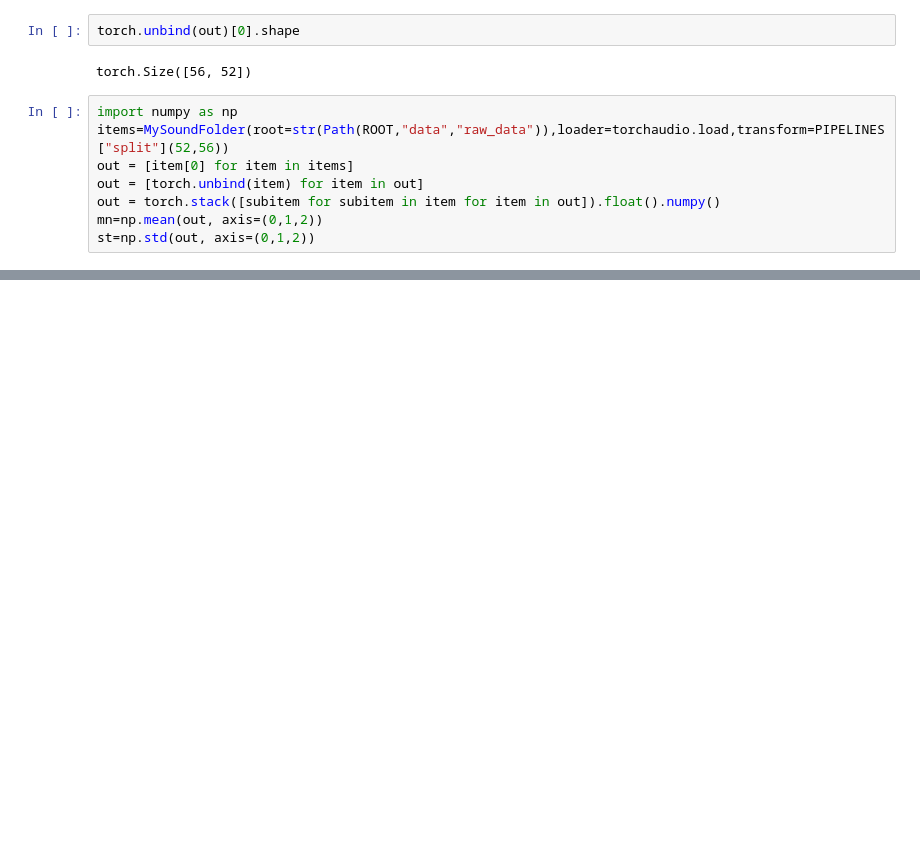
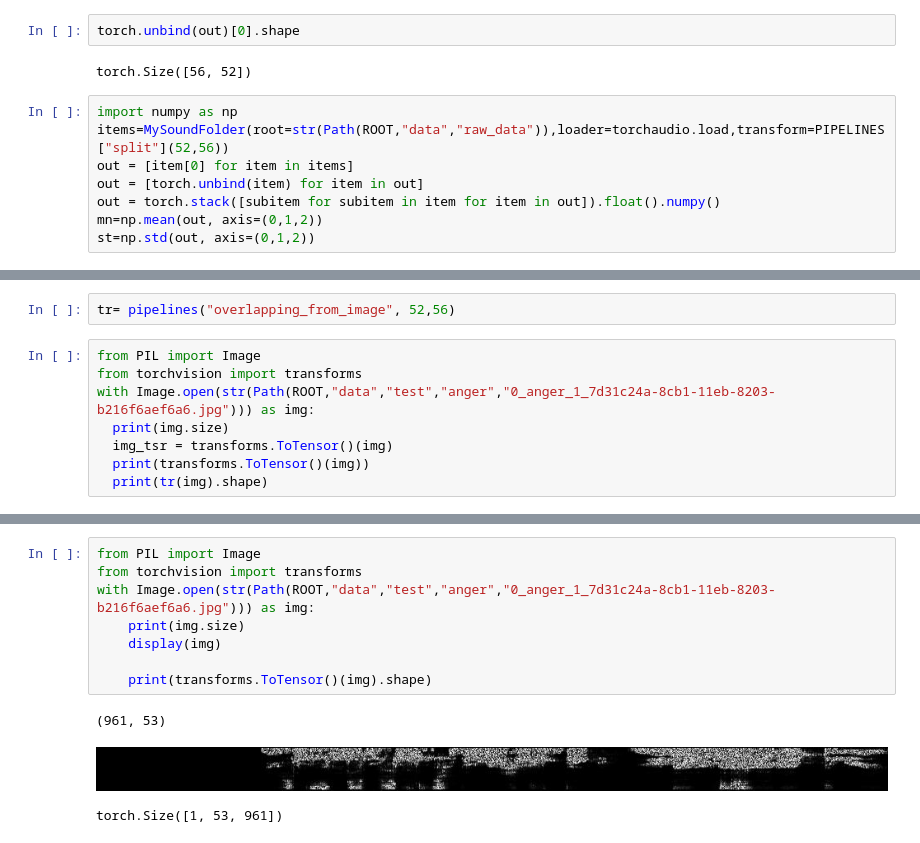
Before and after one commit to alex0267/speech-emotion-recognition-modeling, a Jupyter notebook: project/notebooks/transformations.ipynb, the cells around one changed output, grey strips where cells are left out. Cells and saved outputs as stored; diff of their text form; blank space fills up the shorter version.

Commit message:
added exploratory data analysis

```diff
--- a/project/notebooks/transformations.ipynb
+++ b/project/notebooks/transformations.ipynb
@@ -79,0 +82,10 @@ st=np.std(out, axis=(0,1,2))
+# %%
+tr= pipelines("overlapping_from_image", 52,56)
+# %%
+from PIL import Image
+from torchvision import transforms
+with Image.open(str(Path(ROOT,"data","test","anger","0_anger_1_7d31c24a-8cb1-11eb-8203-b216f6aef6a6.jpg"))) as img:
+  print(img.size)
+  img_tsr = transforms.ToTensor()(img)
+  print(transforms.ToTensor()(img))
+  print(tr(img).shape)
@@ -79,0 +105,12 @@ st=np.std(out, axis=(0,1,2))
+# %%
+from PIL import Image
+from torchvision import transforms
+with Image.open(str(Path(ROOT,"data","test","anger","0_anger_1_7d31c24a-8cb1-11eb-8203-b216f6aef6a6.jpg"))) as img:
+    print(img.size)
+    display(img)
+
+    print(transforms.ToTensor()(img).shape)
+# %% [output]
+(961, 53)
+[figure, added]
+torch.Size([1, 53, 961])
```
Also changed, not shown: parts of 2 cells of this notebook, 1 other file.
